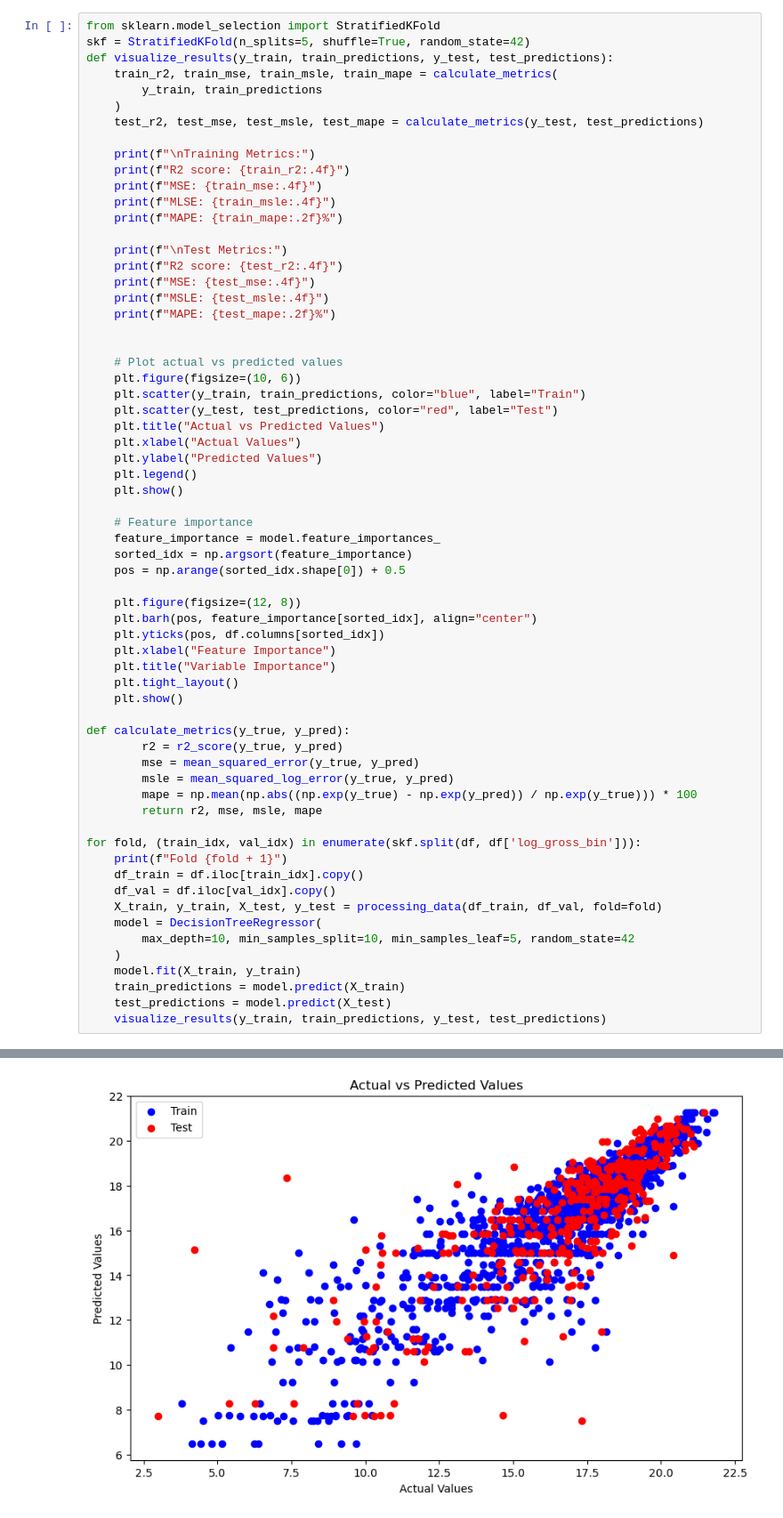
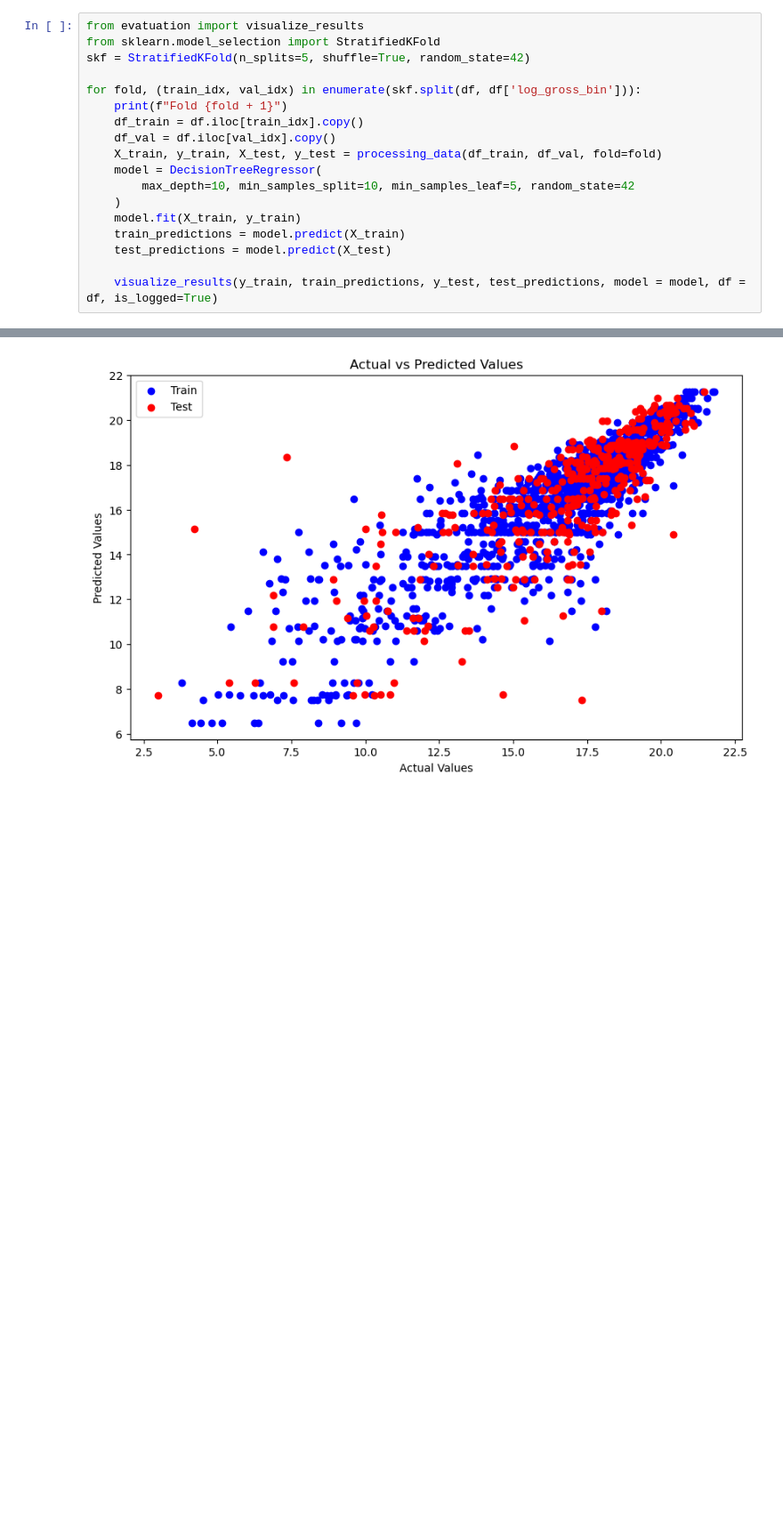
Before and after one commit to phuocnguyen2412/movie-analyst, a Jupyter notebook: decistion_tree.ipynb, the cells around one changed output, grey strips where cells are left out. Shown at 89% size. Drawn from its saved outputs; the diff is of its cells as text; blank space fills up the shorter version.

```diff
--- a/decistion_tree.ipynb
+++ b/decistion_tree.ipynb
@@ -23,56 +23,9 @@ df.head()
 | 3 | The Fifth Element | Sci-Fi Epic, Space Sci-Fi, Action... | 7.6 | 524000 | 52.0 | 1997.0 | 263920180.0 | 25000000.0 | France, United Kingdom | ... |
 | 4 | Superman | Sci-Fi Epic, Superhero, Urban Adv... | 7.4 | 195000 | 82.0 | 1978.0 | 300478449.0 | 55000000.0 | United States, United Kingdom, Sw... | ... |
 # %%
+from evatuation import visualize_results
 from sklearn.model_selection import StratifiedKFold
 skf = StratifiedKFold(n_splits=5, shuffle=True, random_state=42)
-def visualize_results(y_train, train_predictions, y_test, test_predictions):
-    train_r2, train_mse, train_msle, train_mape = calculate_metrics(
-        y_train, train_predictions
-    )
-    test_r2, test_mse, test_msle, test_mape = calculate_metrics(y_test, test_predictions)
-
-    print(f"\nTraining Metrics:")
-    print(f"R2 score: {train_r2:.4f}")
-    print(f"MSE: {train_mse:.4f}")
-    print(f"MLSE: {train_msle:.4f}")
-    print(f"MAPE: {train_mape:.2f}%")
-
-    print(f"\nTest Metrics:")
-    print(f"R2 score: {test_r2:.4f}")
-    print(f"MSE: {test_mse:.4f}")
-    print(f"MSLE: {test_msle:.4f}")
-    print(f"MAPE: {test_mape:.2f}%")
-
-
-    # Plot actual vs predicted values
-    plt.figure(figsize=(10, 6))
-    plt.scatter(y_train, train_predictions, color="blue", label="Train")
-    plt.scatter(y_test, test_predictions, color="red", label="Test")
-    plt.title("Actual vs Predicted Values")
-    plt.xlabel("Actual Values")
-    plt.ylabel("Predicted Values")
-    plt.legend()
-    plt.show()
-
-    # Feature importance
-    feature_importance = model.feature_importances_
-    sorted_idx = np.argsort(feature_importance)
-    pos = np.arange(sorted_idx.shape[0]) + 0.5
-
-    plt.figure(figsize=(12, 8))
-    plt.barh(pos, feature_importance[sorted_idx], align="center")
-    plt.yticks(pos, df.columns[sorted_idx])
-    plt.xlabel("Feature Importance")
-    plt.title("Variable Importance")
-    plt.tight_layout()
-    plt.show()
-
-def calculate_metrics(y_true, y_pred):
-        r2 = r2_score(y_true, y_pred)
-        mse = mean_squared_error(y_true, y_pred)
-        msle = mean_squared_log_error(y_true, y_pred)
-        mape = np.mean(np.abs((np.exp(y_true) - np.exp(y_pred)) / np.exp(y_true))) * 100
-        return r2, mse, msle, mape
 
 for fold, (train_idx, val_idx) in enumerate(skf.split(df, df['log_gross_bin'])):
     print(f"Fold {fold + 1}")
@@ -85,6 +38,7 @@ for fold, (train_idx, val_idx) in enumerate(skf.split(df, df['log_gross_bin'])):
     model.fit(X_train, y_train)
     train_predictions = model.predict(X_train)
     test_predictions = model.predict(X_test)
-    visualize_results(y_train, train_predictions, y_test, test_predictions)
+
+    visualize_results(y_train, train_predictions, y_test, test_predictions, model = model, df = df, is_logged=True)
 # %% [output]
 Fold 1
@@ -103,4 +55,4 @@ MAPE: 28042.94%
 [figure]
-[figure, old version]
+[figure, new version]
 [figure]
 Fold 2
```
Also changed, not shown: parts of 2 cells of this notebook, 8 other files.
